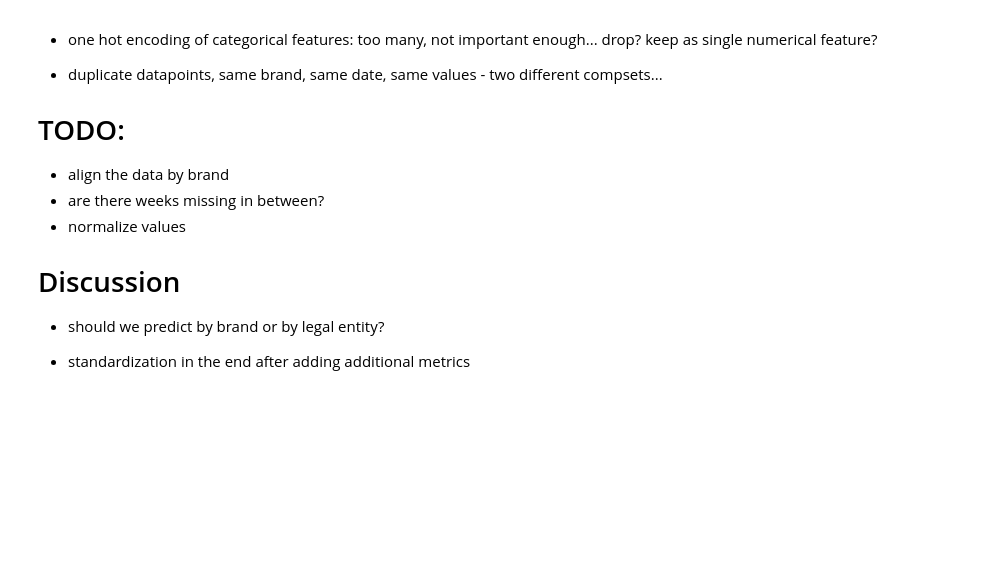
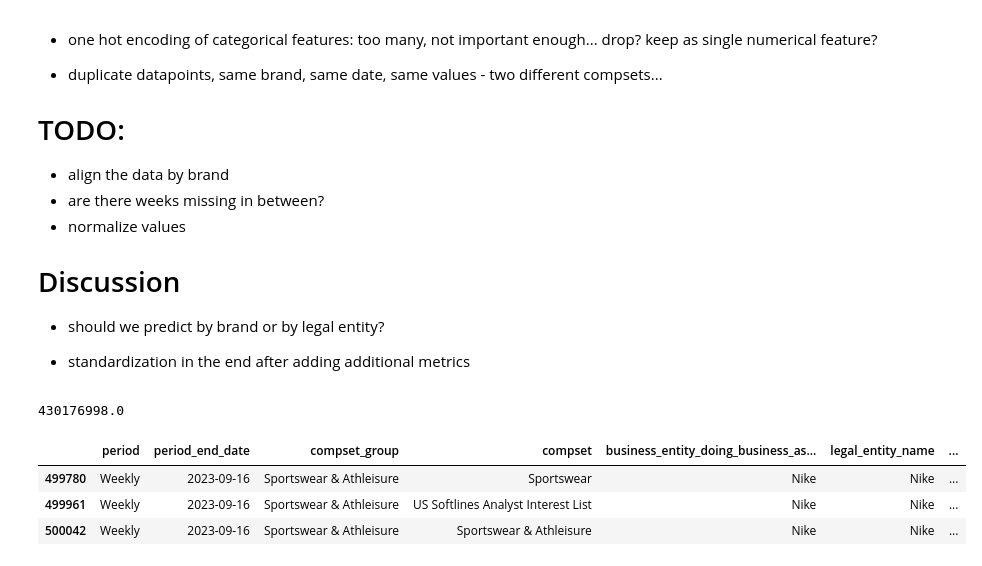
Before and after one commit to davhofer/datathon24, a Jupyter notebook: notebooks/preprocessing.ipynb, the cells around one changed output. Cells and saved outputs as stored; diff of their text form; code cells hidden in the pictures; blank space fills up the shorter version.

```diff
--- a/notebooks/preprocessing.ipynb
+++ b/notebooks/preprocessing.ipynb
@@ -25,0 +30,11 @@ import pandas as pd
+# %%
+df['followers'].max()
+# %% [output]
+430176998.0
+# %%
+df[df['followers'] == 430176998.0]
+# %% [output]
+|  | period | period_end_date | compset_group | compset | business_entity_doing_business_as... | legal_entity_name | ... |
+| 499780 | Weekly | 2023-09-16 | Sportswear & Athleisure | Sportswear | Nike | Nike | ... |
+| 499961 | Weekly | 2023-09-16 | Sportswear & Athleisure | US Softlines Analyst Interest List | Nike | Nike | ... |
+| 500042 | Weekly | 2023-09-16 | Sportswear & Athleisure | Sportswear & Athleisure | Nike | Nike | ... |
```
Also changed, not shown: parts of 5 cells of this notebook.
